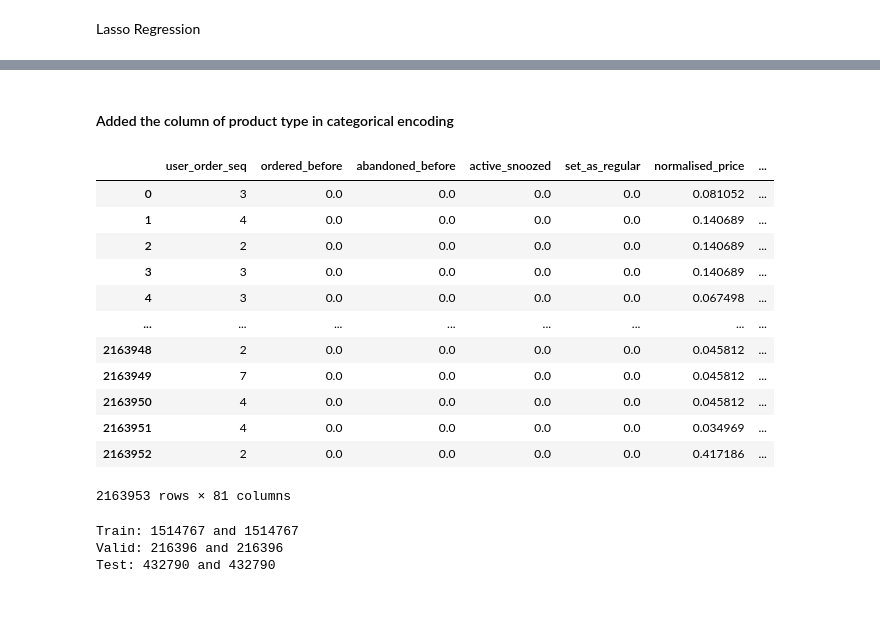
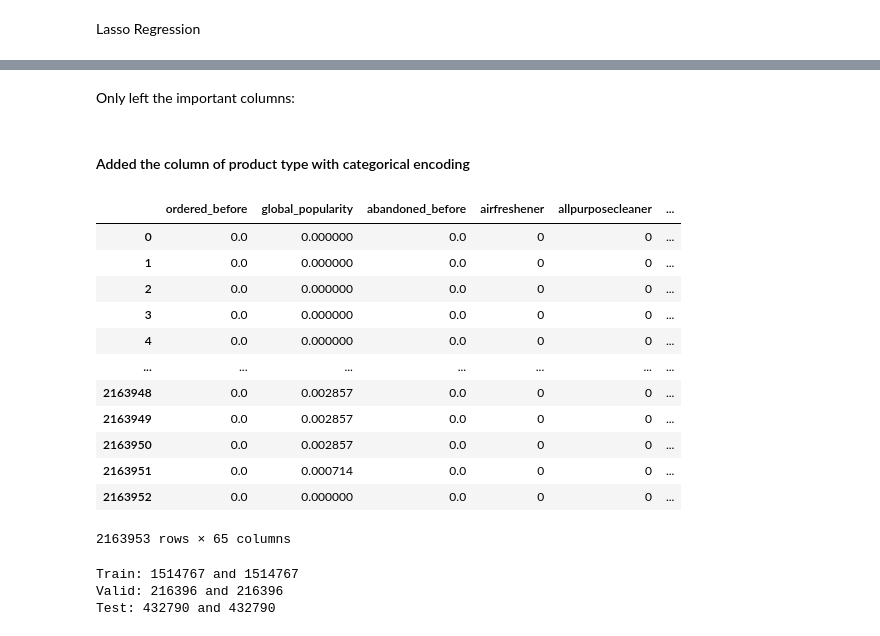
Before and after one commit to MaickMos/data_science_applied, a Jupyter notebook: model_regresion_lineal_feature_frame/MVP_Push_Notifications.ipynb, the cells around one changed output, grey strips where cells are left out. Saved outputs shown, nothing was run; the diff lists cells and outputs as text; code cells hidden in the pictures; blank space fills up the shorter version.

```diff
--- a/model_regresion_lineal_feature_frame/MVP_Push_Notifications.ipynb
+++ b/model_regresion_lineal_feature_frame/MVP_Push_Notifications.ipynb
@@ -68,8 +58,8 @@ def standardization_columns_categorical_encoding(
 # %% [markdown]
 ### Load the data
 # %%
-#folder_path = Path("D:/Users/maick/Desktop/Codigos/zrive-ds/data/box_builder_dataset/feature_frame.csv")
-folder_path = Path("C:/Users/AULA04/Desktop/Codes/zrive-ds/data/box_builder_dataset/feature_frame.csv")
+folder_path = Path("D:/Users/maick/Desktop/Codigos/zrive-ds/data/box_builder_dataset/feature_frame.csv")
+#folder_path = Path("C:/Users/AULA04/Desktop/Codes/zrive-ds/data/box_builder_dataset/feature_frame.csv")
 # %%
 feature_frame = pd.read_csv(folder_path)
 # %% [markdown]
@@ -403,24 +440,28 @@ feature_importance
+# %% [markdown]
+Only left the important columns:
+# %%
+x_product_type = x[["ordered_before","global_popularity","abandoned_before"]]
 # %% [markdown]
-#### Added the column of product type in categorical encoding
+#### Added the column of product type with categorical encoding
 # %%
 product_type_categorical_encoding = pd.get_dummies(feature_frame["product_type"])
 product_type_categorical_encoding*1
-x_product_type = pd.concat([x,product_type_categorical_encoding*1],axis=1)
+x_product_type = pd.concat([x_product_type,product_type_categorical_encoding*1],axis=1)
 x_product_type
 # %% [output]
-|  | user_order_seq | ordered_before | abandoned_before | active_snoozed | set_as_regular | normalised_price | ... |
-| 0 | 3 | 0.0 | 0.0 | 0.0 | 0.0 | 0.081052 | ... |
-| 1 | 4 | 0.0 | 0.0 | 0.0 | 0.0 | 0.140689 | ... |
-| 2 | 2 | 0.0 | 0.0 | 0.0 | 0.0 | 0.140689 | ... |
-| 3 | 3 | 0.0 | 0.0 | 0.0 | 0.0 | 0.140689 | ... |
-| 4 | 3 | 0.0 | 0.0 | 0.0 | 0.0 | 0.067498 | ... |
-| ... | ... | ... | ... | ... | ... | ... | ... |
-| 2163948 | 2 | 0.0 | 0.0 | 0.0 | 0.0 | 0.045812 | ... |
-| 2163949 | 7 | 0.0 | 0.0 | 0.0 | 0.0 | 0.045812 | ... |
-| 2163950 | 4 | 0.0 | 0.0 | 0.0 | 0.0 | 0.045812 | ... |
-| 2163951 | 4 | 0.0 | 0.0 | 0.0 | 0.0 | 0.034969 | ... |
-| 2163952 | 2 | 0.0 | 0.0 | 0.0 | 0.0 | 0.417186 | ... |
+|  | ordered_before | global_popularity | abandoned_before | airfreshener | allpurposecleaner | ... |
+| 0 | 0.0 | 0.000000 | 0.0 | 0 | 0 | ... |
+| 1 | 0.0 | 0.000000 | 0.0 | 0 | 0 | ... |
+| 2 | 0.0 | 0.000000 | 0.0 | 0 | 0 | ... |
+| 3 | 0.0 | 0.000000 | 0.0 | 0 | 0 | ... |
+| 4 | 0.0 | 0.000000 | 0.0 | 0 | 0 | ... |
+| ... | ... | ... | ... | ... | ... | ... |
+| 2163948 | 0.0 | 0.002857 | 0.0 | 0 | 0 | ... |
+| 2163949 | 0.0 | 0.002857 | 0.0 | 0 | 0 | ... |
+| 2163950 | 0.0 | 0.002857 | 0.0 | 0 | 0 | ... |
+| 2163951 | 0.0 | 0.000714 | 0.0 | 0 | 0 | ... |
+| 2163952 | 0.0 | 0.000000 | 0.0 | 0 | 0 | ... |
-2163953 rows × 81 columns
+2163953 rows × 65 columns
 # %%
 x_train_pt = x_product_type.iloc[:int(len(x_product_type)*0.7)]
 x_test_pt = x_product_type.iloc[int(len(x_product_type)*0.7):int(len(x)*0.9)]
```
Also changed, not shown: parts of 39 cells of this notebook, 1 other file.
